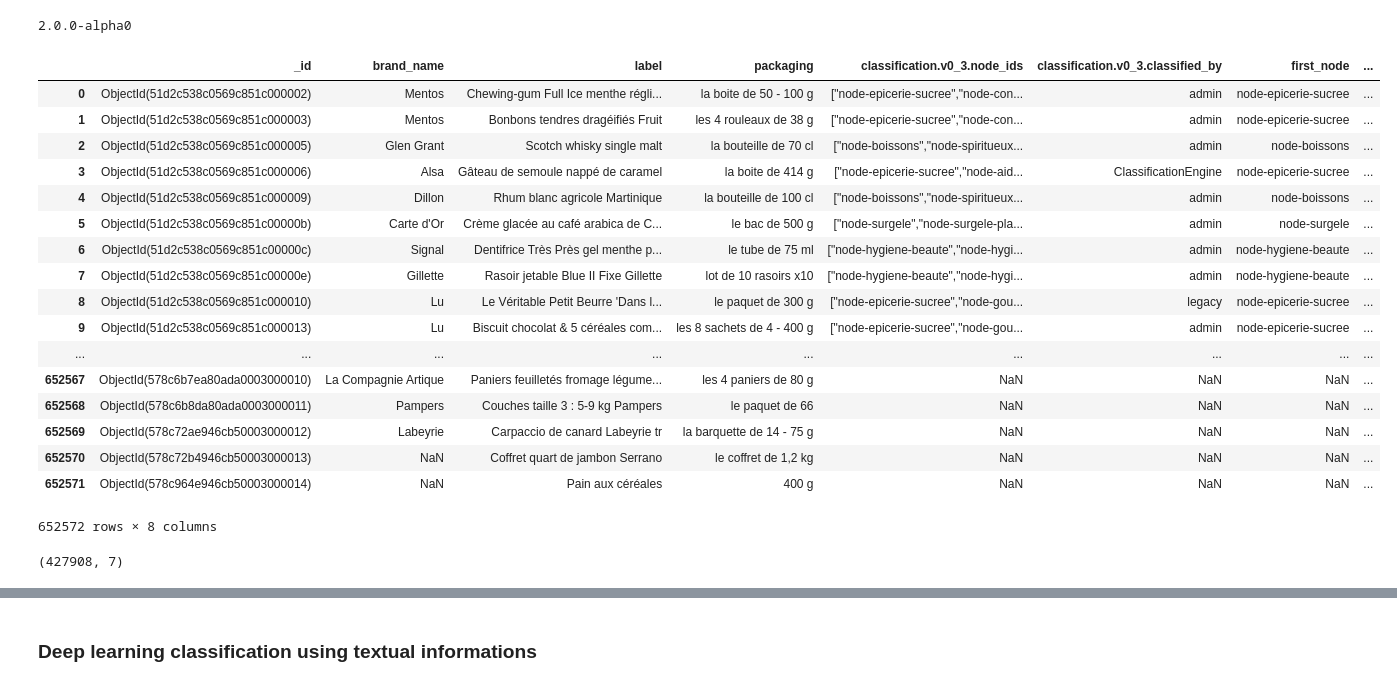
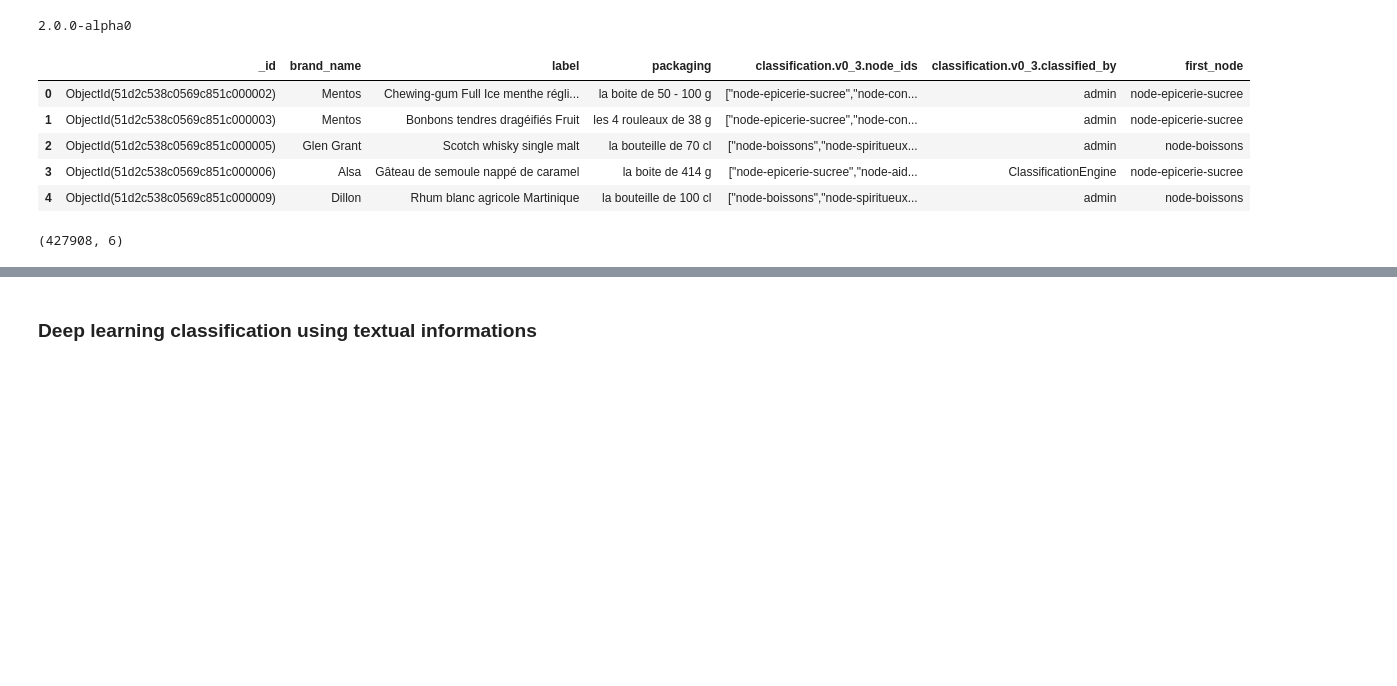
Before and after one commit to tillwf/deep-learning-training, a Jupyter notebook: keras-store-ref-classification.ipynb, the cells around one changed output, grey strips where cells are left out. Saved outputs shown, nothing was run; the diff lists cells and outputs as text; code cells hidden in the pictures; blank space fills up the shorter version.

```diff
--- a/keras-store-ref-classification.ipynb
+++ b/keras-store-ref-classification.ipynb
@@ -21,7 +22,7 @@ IMAGE_SHAPE = (64, 64)
 from nltk.corpus import stopwords
 stop = stopwords.words('french')
 # %%
-store_references = pd.read_csv("store_references.csv")
+store_references = pd.read_csv("/mnt/cache/store_references.csv")
 # %%
 import ast
 def get_first_node(x):
@@ -30,5 +31,4 @@ def get_first_node(x):
     except:
         return None
 # %%
-store_references['first_node'] = pd.Categorical(store_references['classification.v0_3.node_ids'].apply(get_first_node))
-store_references['fn'] = store_references['first_node'].cat.codes
+store_references['first_node'] = store_references['classification.v0_3.node_ids'].apply(get_first_node)
@@ -37,24 +35,12 @@ class_names = store_references['first_node'].cat.categories
 # %%
-store_references
+store_references.head()
 # %% [output]
-|  | _id | brand_name | label | packaging | classification.v0_3.node_ids | classification.v0_3.classified_by | first_node | ... |
-| 0 | ObjectId(51d2c538c0569c851c000002) | Mentos | Chewing-gum Full Ice menthe régli... | la boite de 50 - 100 g | ["node-epicerie-sucree","node-con... | admin | node-epicerie-sucree | ... |
-| 1 | ObjectId(51d2c538c0569c851c000003) | Mentos | Bonbons tendres dragéifiés Fruit | les 4 rouleaux de 38 g | ["node-epicerie-sucree","node-con... | admin | node-epicerie-sucree | ... |
-| 2 | ObjectId(51d2c538c0569c851c000005) | Glen Grant | Scotch whisky single malt | la bouteille de 70 cl | ["node-boissons","node-spiritueux... | admin | node-boissons | ... |
-| 3 | ObjectId(51d2c538c0569c851c000006) | Alsa | Gâteau de semoule nappé de caramel | la boite de 414 g | ["node-epicerie-sucree","node-aid... | ClassificationEngine | node-epicerie-sucree | ... |
-| 4 | ObjectId(51d2c538c0569c851c000009) | Dillon | Rhum blanc agricole Martinique | la bouteille de 100 cl | ["node-boissons","node-spiritueux... | admin | node-boissons | ... |
-| 5 | ObjectId(51d2c538c0569c851c00000b) | Carte d'Or | Crème glacée au café arabica de C... | le bac de 500 g | ["node-surgele","node-surgele-pla... | admin | node-surgele | ... |
-| 6 | ObjectId(51d2c538c0569c851c00000c) | Signal | Dentifrice Très Près gel menthe p... | le tube de 75 ml | ["node-hygiene-beaute","node-hygi... | admin | node-hygiene-beaute | ... |
-| 7 | ObjectId(51d2c538c0569c851c00000e) | Gillette | Rasoir jetable Blue II Fixe Gillette | lot de 10 rasoirs x10 | ["node-hygiene-beaute","node-hygi... | admin | node-hygiene-beaute | ... |
-| 8 | ObjectId(51d2c538c0569c851c000010) | Lu | Le Véritable Petit Beurre 'Dans l... | le paquet de 300 g | ["node-epicerie-sucree","node-gou... | legacy | node-epicerie-sucree | ... |
-| 9 | ObjectId(51d2c538c0569c851c000013) | Lu | Biscuit chocolat & 5 céréales com... | les 8 sachets de 4 - 400 g | ["node-epicerie-sucree","node-gou... | admin | node-epicerie-sucree | ... |
-| ... | ... | ... | ... | ... | ... | ... | ... | ... |
-| 652567 | ObjectId(578c6b7ea80ada0003000010) | La Compagnie Artique | Paniers feuilletés fromage légume... | les 4 paniers de 80 g | NaN | NaN | NaN | ... |
-| 652568 | ObjectId(578c6b8da80ada0003000011) | Pampers | Couches taille 3 : 5-9 kg Pampers | le paquet de 66 | NaN | NaN | NaN | ... |
-| 652569 | ObjectId(578c72ae946cb50003000012) | Labeyrie | Carpaccio de canard Labeyrie tr | la barquette de 14 - 75 g | NaN | NaN | NaN | ... |
-| 652570 | ObjectId(578c72b4946cb50003000013) | NaN | Coffret quart de jambon Serrano | le coffret de 1,2 kg | NaN | NaN | NaN | ... |
-| 652571 | ObjectId(578c964e946cb50003000014) | NaN | Pain aux céréales | 400 g | NaN | NaN | NaN | ... |
+|  | _id | brand_name | label | packaging | classification.v0_3.node_ids | classification.v0_3.classified_by | first_node |
+| 0 | ObjectId(51d2c538c0569c851c000002) | Mentos | Chewing-gum Full Ice menthe régli... | la boite de 50 - 100 g | ["node-epicerie-sucree","node-con... | admin | node-epicerie-sucree |
+| 1 | ObjectId(51d2c538c0569c851c000003) | Mentos | Bonbons tendres dragéifiés Fruit | les 4 rouleaux de 38 g | ["node-epicerie-sucree","node-con... | admin | node-epicerie-sucree |
+| 2 | ObjectId(51d2c538c0569c851c000005) | Glen Grant | Scotch whisky single malt | la bouteille de 70 cl | ["node-boissons","node-spiritueux... | admin | node-boissons |
+| 3 | ObjectId(51d2c538c0569c851c000006) | Alsa | Gâteau de semoule nappé de caramel | la boite de 414 g | ["node-epicerie-sucree","node-aid... | ClassificationEngine | node-epicerie-sucree |
+| 4 | ObjectId(51d2c538c0569c851c000009) | Dillon | Rhum blanc agricole Martinique | la bouteille de 100 cl | ["node-boissons","node-spiritueux... | admin | node-boissons |
-652572 rows × 8 columns
 # %%
 store_references_filtered = store_references.dropna().set_index("_id")
 # %%
@@ -78,7 +73,7 @@ def get_image_array(oid):
 # %%
 store_references_filtered.shape
 # %% [output]
-(427908, 7)
+(427908, 6)
 # %%
 # We remove references which have no picture
 store_references_filtered['has_file'] = store_references_filtered.index.map(file_exists)
```
Also changed, not shown: parts of 62 cells of this notebook.
